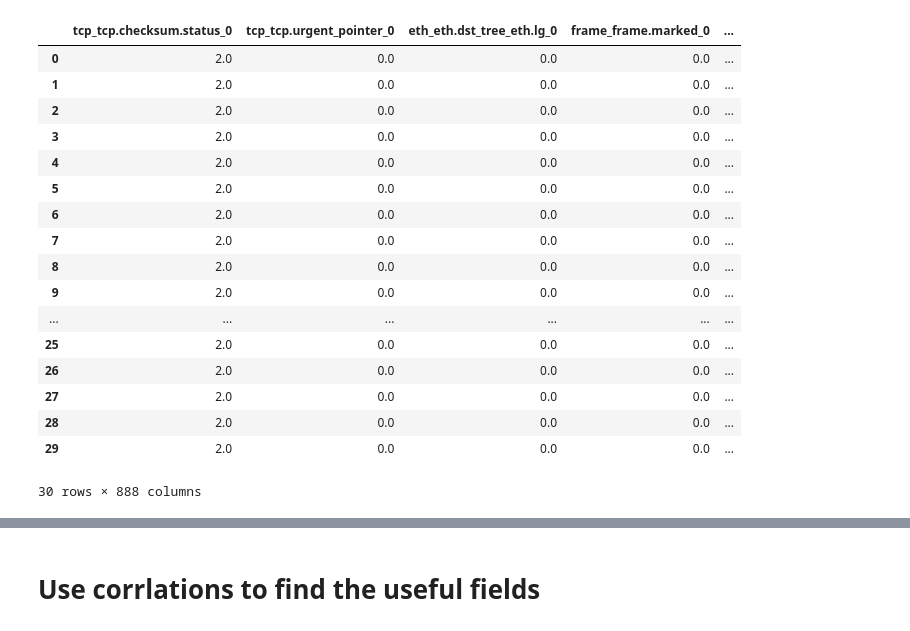
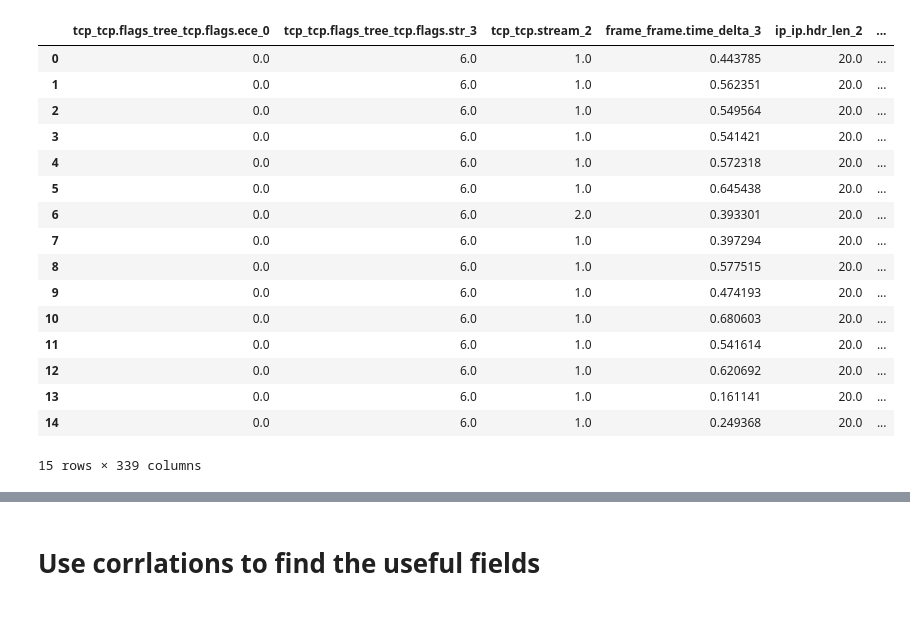
Before and after one commit to FangzhengZhang/PcapStudy, a Jupyter notebook: code/Hancitor/Featrue_visial_selection_Hancitor.ipynb, the cells around one changed output, grey strips where cells are left out. Cells and saved outputs as stored; diff of their text form; code cells hidden in the pictures.

```diff
--- a/code/Hancitor/Featrue_visial_selection_Hancitor.ipynb
+++ b/code/Hancitor/Featrue_visial_selection_Hancitor.ipynb
@@ -11,0 +353,2 @@ from sklearn.model_selection import train_test_split, KFold
+# %%
+feature_list = set(feature_list)
@@ -12,23 +375,23 @@ from sklearn.model_selection import train_test_split, KFold
 # %%
 Hancitor_raw_data_df = pd.read_csv('Hancitor_only_data_set.csv')
 Hancitor_raw_data_df['malware'] = 1
+Hancitor_raw_data_df = Hancitor_raw_data_df[feature_list]
 Hancitor_raw_data_df
 # %% [output]
-|  | tcp_tcp.checksum.status_0 | tcp_tcp.urgent_pointer_0 | eth_eth.dst_tree_eth.lg_0 | frame_frame.marked_0 | ... |
-| 0 | 2.0 | 0.0 | 0.0 | 0.0 | ... |
-| 1 | 2.0 | 0.0 | 0.0 | 0.0 | ... |
-| 2 | 2.0 | 0.0 | 0.0 | 0.0 | ... |
-| 3 | 2.0 | 0.0 | 0.0 | 0.0 | ... |
-| 4 | 2.0 | 0.0 | 0.0 | 0.0 | ... |
-| 5 | 2.0 | 0.0 | 0.0 | 0.0 | ... |
-| 6 | 2.0 | 0.0 | 0.0 | 0.0 | ... |
-| 7 | 2.0 | 0.0 | 0.0 | 0.0 | ... |
-| 8 | 2.0 | 0.0 | 0.0 | 0.0 | ... |
-| 9 | 2.0 | 0.0 | 0.0 | 0.0 | ... |
-| ... | ... | ... | ... | ... | ... |
-| 25 | 2.0 | 0.0 | 0.0 | 0.0 | ... |
-| 26 | 2.0 | 0.0 | 0.0 | 0.0 | ... |
-| 27 | 2.0 | 0.0 | 0.0 | 0.0 | ... |
-| 28 | 2.0 | 0.0 | 0.0 | 0.0 | ... |
-| 29 | 2.0 | 0.0 | 0.0 | 0.0 | ... |
+|  | tcp_tcp.flags_tree_tcp.flags.ece_0 | tcp_tcp.flags_tree_tcp.flags.str_3 | tcp_tcp.stream_2 | frame_frame.time_delta_3 | ip_ip.hdr_len_2 | ... |
+| 0 | 0.0 | 6.0 | 1.0 | 0.443785 | 20.0 | ... |
+| 1 | 0.0 | 6.0 | 1.0 | 0.562351 | 20.0 | ... |
+| 2 | 0.0 | 6.0 | 1.0 | 0.549564 | 20.0 | ... |
+| 3 | 0.0 | 6.0 | 1.0 | 0.541421 | 20.0 | ... |
+| 4 | 0.0 | 6.0 | 1.0 | 0.572318 | 20.0 | ... |
+| 5 | 0.0 | 6.0 | 1.0 | 0.645438 | 20.0 | ... |
+| 6 | 0.0 | 6.0 | 2.0 | 0.393301 | 20.0 | ... |
+| 7 | 0.0 | 6.0 | 1.0 | 0.397294 | 20.0 | ... |
+| 8 | 0.0 | 6.0 | 1.0 | 0.577515 | 20.0 | ... |
+| 9 | 0.0 | 6.0 | 1.0 | 0.474193 | 20.0 | ... |
+| 10 | 0.0 | 6.0 | 1.0 | 0.680603 | 20.0 | ... |
+| 11 | 0.0 | 6.0 | 1.0 | 0.541614 | 20.0 | ... |
+| 12 | 0.0 | 6.0 | 1.0 | 0.620692 | 20.0 | ... |
+| 13 | 0.0 | 6.0 | 1.0 | 0.161141 | 20.0 | ... |
+| 14 | 0.0 | 6.0 | 1.0 | 0.249368 | 20.0 | ... |
-30 rows × 888 columns
+15 rows × 339 columns
```
Also changed, not shown: parts of 24 cells of this notebook, 12 other files.
